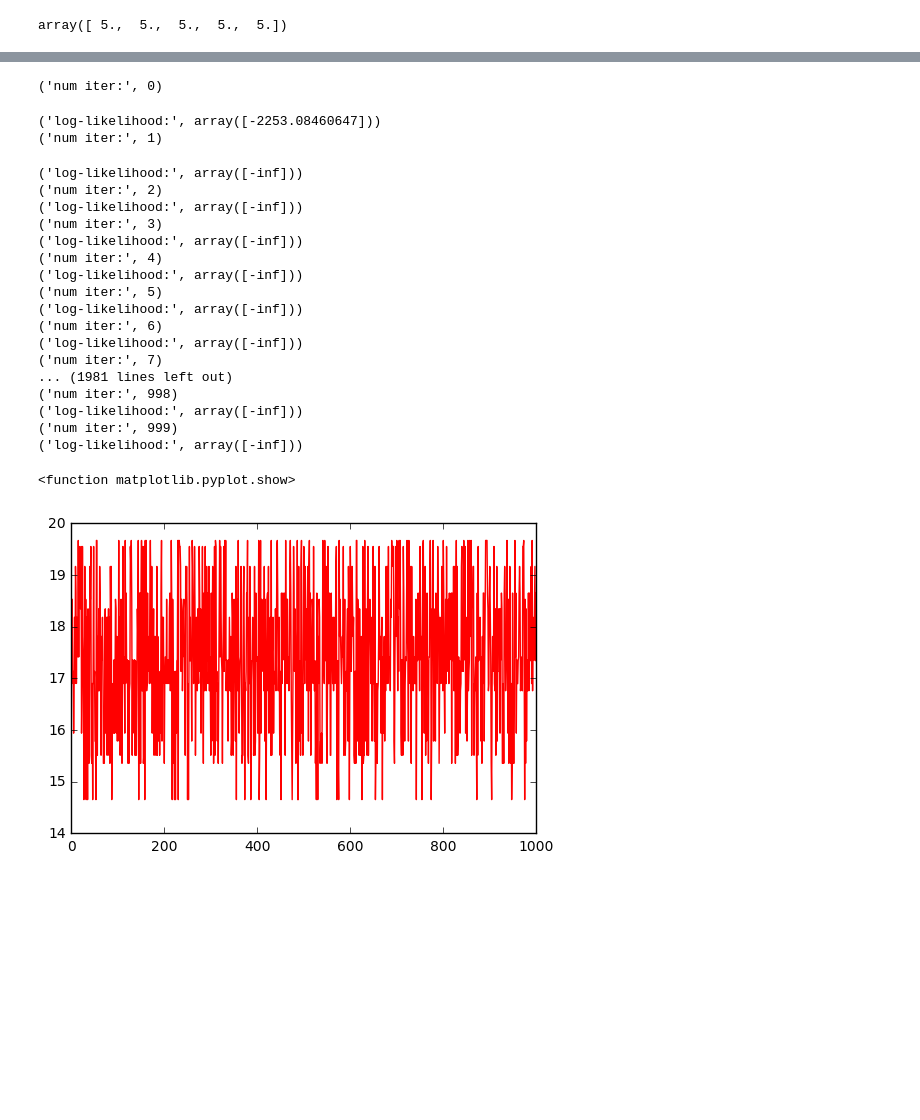
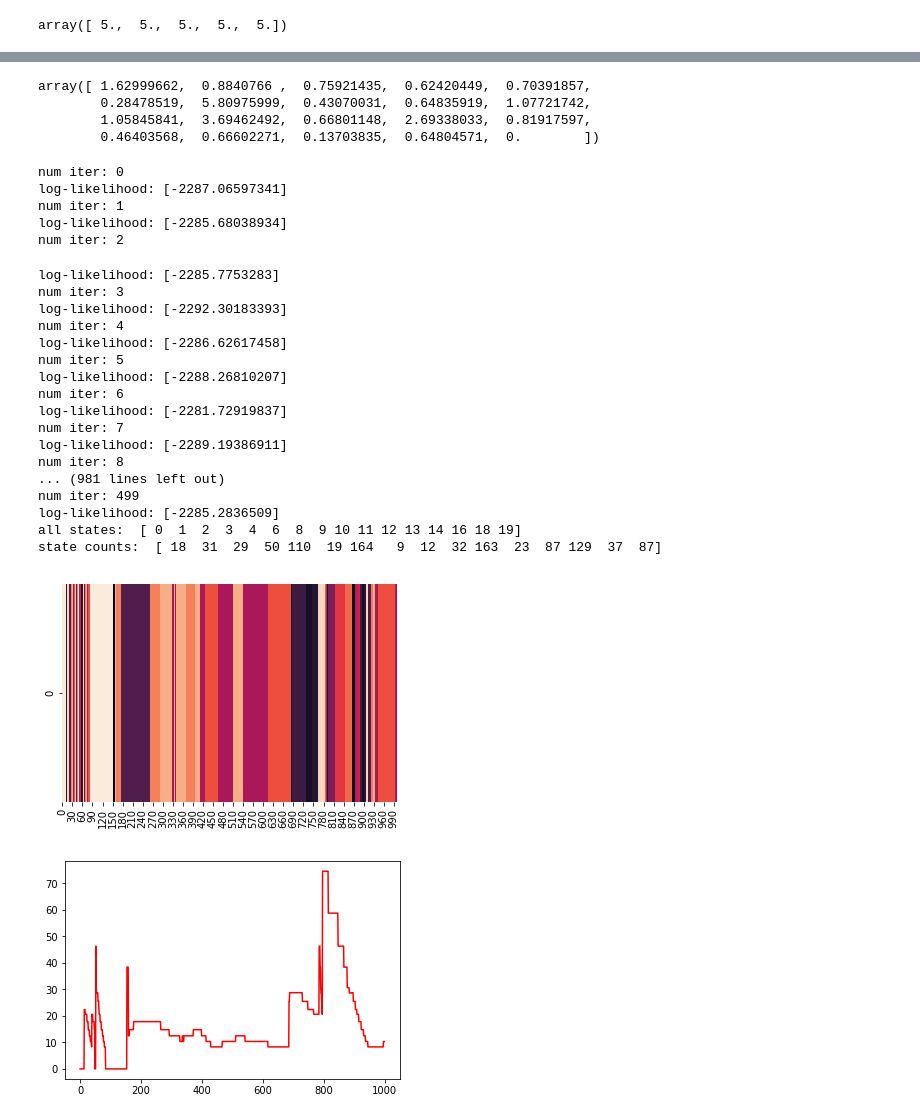
Before and after one commit to MoonBlvd/Sticky-HDP-HMM, a Jupyter notebook: test_DP.ipynb, the cells around one changed output, grey strips where cells are left out. Drawn from its saved outputs; the diff is of its cells as text; code cells hidden in the pictures; blank space fills up the shorter version.

```diff
--- a/test_DP.ipynb
+++ b/test_DP.ipynb
@@ -239,37 +252,53 @@ plt.show
+# %%
+DP = DirichletProcess(data, kappa = 10)
+# %%
+DP.sigma
+# %% [output]
+array([ 1.62999662,  0.8840766 ,  0.75921435,  0.62420449,  0.70391857,
+        0.28478519,  5.80975999,  0.43070031,  0.64835919,  1.07721742,
+        1.05845841,  3.69462492,  0.66801148,  2.69338033,  0.81917597,
+        0.46403568,  0.66602271,  0.13703835,  0.64804571,  0.        ])
 # %%
-DP = DirichletProcess(data)
 i = 0
-while i < 1000:
+while i < 500:
     print ("num iter:", i)
     log_likelihood = DP.run()
     i += 1
     print ("log-likelihood:", log_likelihood)
 path = DP.get_path()
+plt.figure(1)
+sns.heatmap(DP.state[:, 0:1].T, cbar=False)
+plt.figure(2)
 plt.plot(range(DP.n),path,'r')
 plt.show
+all_states, state_counts = np.unique(DP.state, return_counts=True)
+print("all states: ", all_states)
+print("state counts: ", state_counts)
 # %% [output]
-('num iter:', 0)
+num iter: 0
+log-likelihood: [-2287.06597341]
+num iter: 1
+log-likelihood: [-2285.68038934]
+num iter: 2
-('log-likelihood:', array([-2253.08460647]))
-('num iter:', 1)
+log-likelihood: [-2285.7753283]
+num iter: 3
+log-likelihood: [-2292.30183393]
+num iter: 4
+log-likelihood: [-2286.62617458]
+num iter: 5
+log-likelihood: [-2288.26810207]
+num iter: 6
+log-likelihood: [-2281.72919837]
+num iter: 7
+log-likelihood: [-2289.19386911]
+num iter: 8
+... (981 lines left out)
+num iter: 499
+log-likelihood: [-2285.2836509]
+all states:  [ 0  1  2  3  4  6  8  9 10 11 12 13 14 16 18 19]
+state counts:  [ 18  31  29  50 110  19 164   9  12  32 163  23  87 129  37  87]
-('log-likelihood:', array([-inf]))
-('num iter:', 2)
-('log-likelihood:', array([-inf]))
-('num iter:', 3)
-('log-likelihood:', array([-inf]))
-('num iter:', 4)
-('log-likelihood:', array([-inf]))
-('num iter:', 5)
-('log-likelihood:', array([-inf]))
-('num iter:', 6)
-('log-likelihood:', array([-inf]))
-('num iter:', 7)
-... (1981 lines left out)
-('num iter:', 998)
-('log-likelihood:', array([-inf]))
-('num iter:', 999)
-('log-likelihood:', array([-inf]))
-<function matplotlib.pyplot.show>
-[figure, old version]
+[figure, new version]
+[figure, added]
 # %%
 plt.figure(1)
 G0 = dirichlet(np.ones(DP.max_k) * (alpha/DP.max_k))
```
Also changed, not shown: parts of 7 cells of this notebook, 4 other files.
